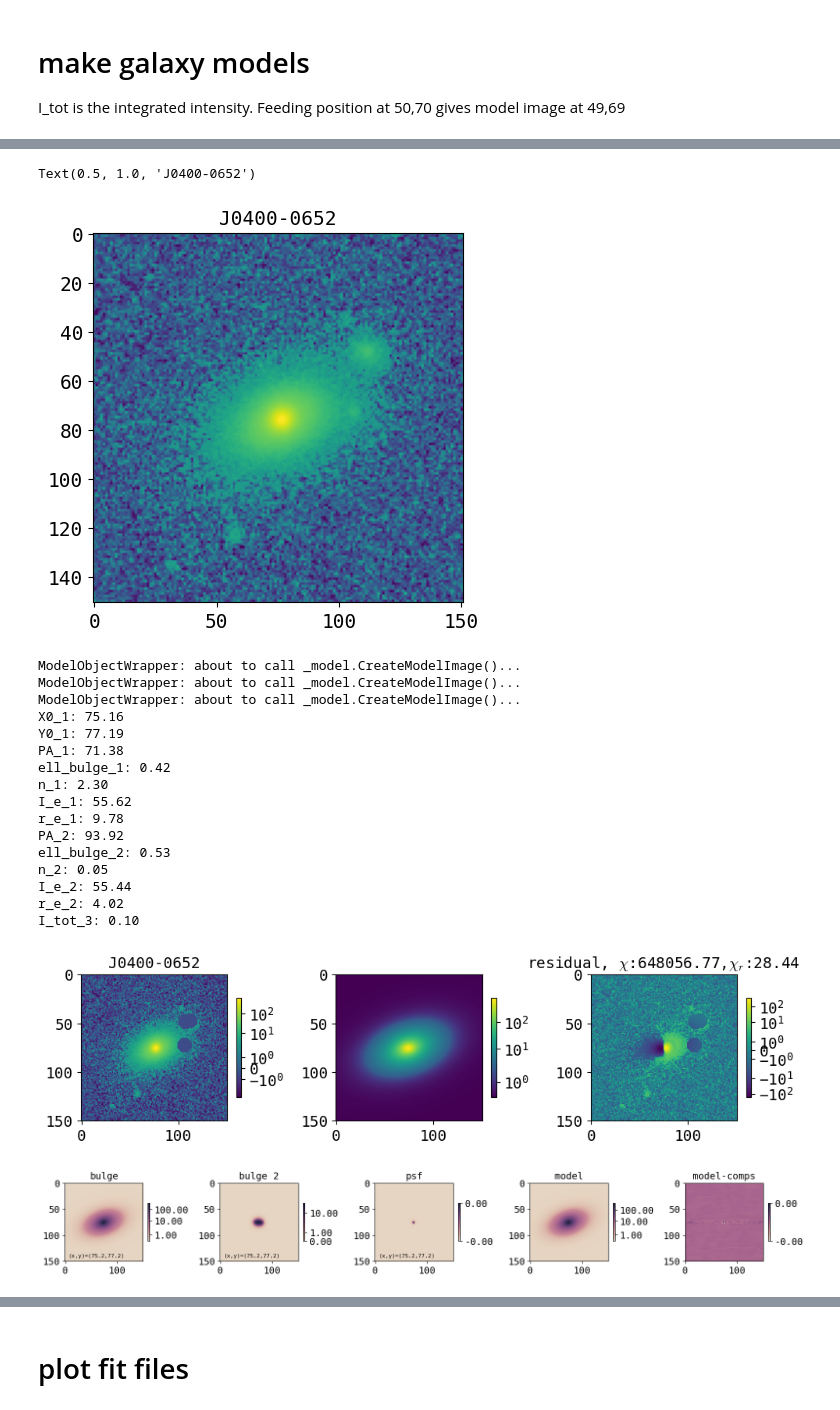
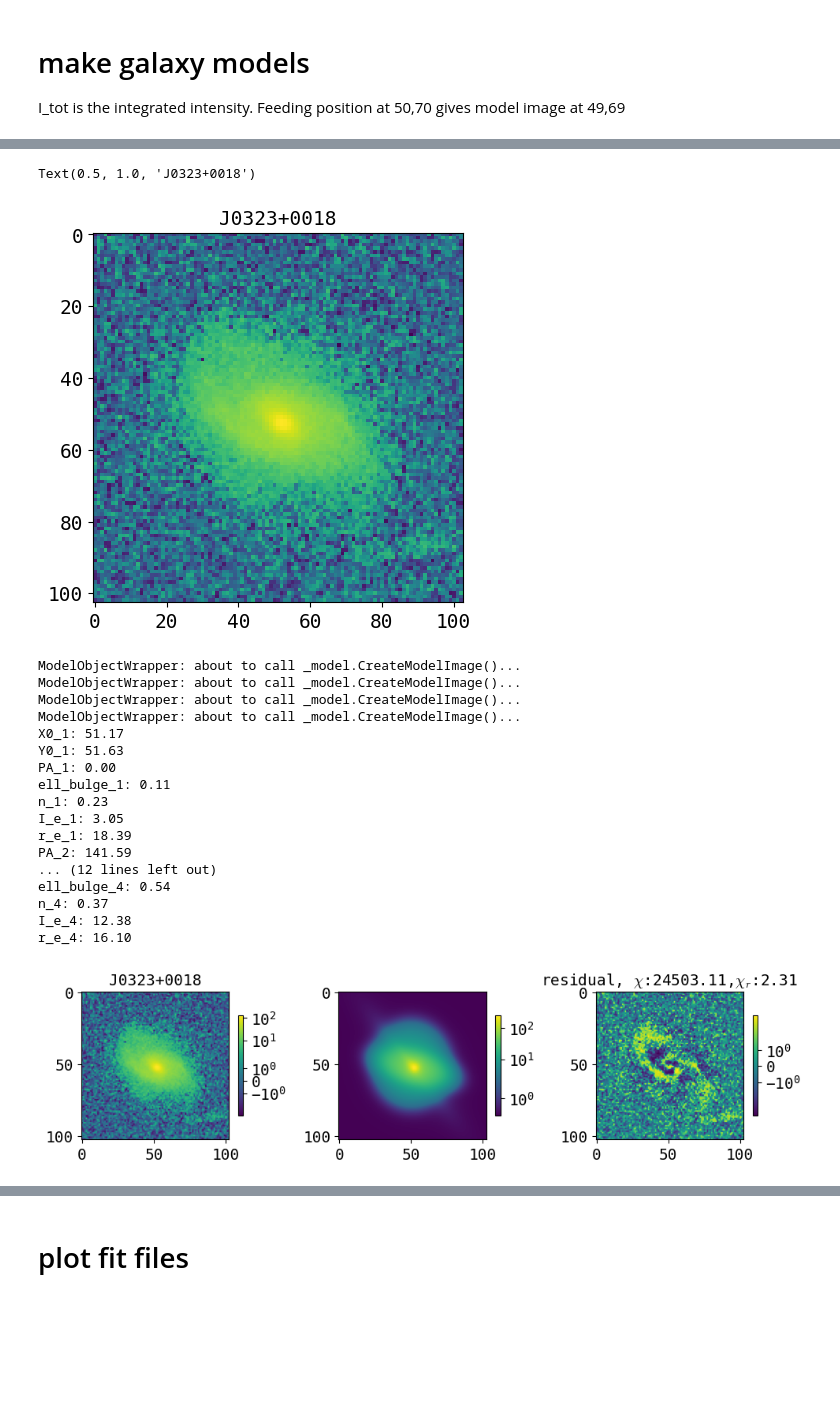
Before and after one commit to insepien/dualAGN, a Jupyter notebook: scrap_notebooks/checkFit.ipynb, the cells around one changed output, grey strips where cells are left out. Cells and saved outputs as stored; diff of their text form; code cells hidden in the pictures; blank space fills up the shorter version.

```diff
--- a/scrap_notebooks/checkFit.ipynb
+++ b/scrap_notebooks/checkFit.ipynb
@@ -540,5 +538,5 @@ imageAGN_masked = mask_image(image=imageAGN,rad=7,intens=10,agn_mask_size=25)
 # %%
-on = "J0400-0652"
+on = "J0323+0018"
 imageFile = glob.glob(os.path.expanduser("~/agn-result/box/final_cut/"+on+"*"))[-1]
 imageAGN = fits.getdata(os.path.expanduser(imageFile))
 with open(os.path.expanduser("~/research-data/psf-results/psf_pkls/psf_"+on+".pkl"),"rb") as f:
@@ -594,8 +592,8 @@ plt.title(on)
 #plt.imshow(mask_image(image=imageAGN,rad=15,intens=15,agn_mask_size=30), norm='symlog')
 #imageAGN_masked = mask_image(image=imageAGN,rad=15,intens=15,agn_mask_size=30)
 # %% [output]
-Text(0.5, 1.0, 'J0400-0652')
+Text(0.5, 1.0, 'J0323+0018')
-[figure, old version]
+[figure, new version]
 # %%
 def _dofit_no_oversp(model, dataImage, psf, readnoise=0.22, expT=1, skylevel = 654.63, ncom=4, solver="NM",effgain=1):
     """do fit with not oversampled psf
@@ -640,8 +638,8 @@ flatbar = {'PA':[30,0,360], 'ell':[0.1,0,1],
 flatbar0_dict = {'name': "FlatBar", 'label': "flat_bar", 'parameters':flatbar}
 
 
-sersicParamsDict = {'PA': [60, 0, 360], 'ell_bulge': [0.1, 0, 1],
-                    'n': [1, 0.0, 10],'I_e': [1, 0.0,Imax], 'r_e': [20, 0.0, framelim]}
+sersicParamsDict = {'PA': [100, 0, 360], 'ell_bulge': [0.5, 0, 1],
+                    'n': [1, 0.0, 10],'I_e': [50, 0.0,Imax], 'r_e': [10, 0.0, framelim]}
 sersic2_dict = {'name': "Sersic", 'label': "bulge 2", 'parameters': sersicParamsDict}
 
 sersic1_dict = {'name': "Sersic", 'label': "bulge 1", 'parameters': sersicParamsDict}
@@ -656,15 +654,15 @@ sersic_ext_dict = {'name': "Sersic", 'label': "ext bulge", 'parameters': sersicP
 
 
 funcset_dict_sersic1= {'X0': [midF,0,framelim], 'Y0': [midF,0,framelim],
-                    'function_list': [sersic_dict,sersic2_dict,psf_dict]}
+                    'function_list': [sersic3_dict,sersic2_dict]}
 funcset_dict_sersic2= {'X0': [xs[0],0,framelim], 'Y0': [ys[0],0,framelim],
-                    'function_list': [sersic2_dict,psf_dict]}
+                    'function_list': [sersic3_dict,sersic2_dict]}
 funcset_dict_sersic3= {'X0': [xs[1],0,framelim], 'Y0': [ys[1],0,framelim],
                     'function_list': [sersic2_dict]}
 
 
 
-model_dict = {'function_sets': [funcset_dict_sersic1]}
+model_dict = {'function_sets': [funcset_dict_sersic1,funcset_dict_sersic2]}
 model = pyimfit.ModelDescription.dict_to_ModelDescription(model_dict)
 # %%
 mosfile = glob.glob(os.path.expanduser("~/raw-data-agn/mos-fits-agn/*"+on+"*.mos.fits"))[0]
@@ -677,55 +675,55 @@ sky_level = hdu0.header['BACKGND'] #fits:[e-/s] native pixels, pf: value should
 with fits.open(os.path.expanduser(expfile)) as hdul:
     hdu = hdul[0]
 exptime= hdu.header['EXPOSURE'] # fits: actual exp time, pf: total integration time
-gain = hdu0.header['GAIN'] #fits: no unit specified, pf: in electrons/ADU
+gain = hdu.header['EGAIN'] #fits: no unit specified, pf: in electrons/ADU
 noise=hdu.header['EFFRN'] #fits:[e-], pf: in electrons
 numcom=hdu.header['NCOADD'] #Number of Averaged Frames
 # Try for only 1 model
-imageAGN_bs = imageAGN_masked-sky
+imageAGN_bs = imageAGN-sky
 image = imageAGN_bs
 config0, modelIm0, fitRes0, pname0,fitter0  = _dofit_no_oversp(model,dataImage=image, psf=epsf,solver="LM",
                                                   readnoise=noise, expT=exptime, skylevel = sky_level, ncom=numcom,effgain=gain)
 m = modelIm0
 res = fitRes0.params
 pname = pname0
 fs = fitRes0.fitStat
 fsr = fitRes0.fitStatReduced
 comp_ims, comp_pos, comp_names = make_model_components(config0,imshape=image.shape[0])
 comp_ims.append(m)
 comp_names.append("model")
 comp_pos.append([midF,midF])
 [print(f"{pname0[i]}: {fitRes0.params[i]:.2f} ") for i in range(len(fitRes0.params))];
 fig,ax = plt.subplots(1,3,figsize=(10,3))
 #ax[0].imshow(imageAGN_bs-comp_ims[0],norm='symlog')
 #ax[1].imshow(np.sum(comp_ims,axis=0)-comp_ims[0],norm='symlog')
 im0 = ax[0].imshow(image,norm='symlog')
 im1=ax[1].imshow(np.sum(comp_ims,axis=0),norm='symlog')
 im2=ax[2].imshow(image-m, norm='symlog')
 [fig.colorbar([im0,im1,im2][i],ax=ax[i],shrink=0.5) for i in range(3)]
 ax[0].set_title(on)
 ax[1].set_title("")
 ax[2].set_title(f'residual, $\chi$:{fs:.2f},$\chi_r$:{fitRes0.fitStatReduced:.2f}')
 fig.tight_layout();
 
-plot_model_components(comp_ims,comp_names,comp_pos,isolist_comps,shrink_ratio=0.3)
+#plot_model_components(comp_ims,comp_names,comp_pos,isolist_comps,shrink_ratio=0.3)
 # %% [output]
 ModelObjectWrapper: about to call _model.CreateModelImage()...
 ModelObjectWrapper: about to call _model.CreateModelImage()...
 ModelObjectWrapper: about to call _model.CreateModelImage()...
-X0_1: 75.16
-Y0_1: 77.19
-PA_1: 71.38
-ell_bulge_1: 0.42
-n_1: 2.30
-I_e_1: 55.62
-r_e_1: 9.78
-PA_2: 93.92
-ell_bulge_2: 0.53
-n_2: 0.05
-I_e_2: 55.44
-r_e_2: 4.02
-I_tot_3: 0.10
+ModelObjectWrapper: about to call _model.CreateModelImage()...
+X0_1: 51.17
+Y0_1: 51.63
+PA_1: 0.00
+ell_bulge_1: 0.11
+n_1: 0.23
+I_e_1: 3.05
+r_e_1: 18.39
+PA_2: 141.59
+... (12 lines left out)
+ell_bulge_4: 0.54
+n_4: 0.37
+I_e_4: 12.38
+r_e_4: 16.10
-[figure, old version]
+[figure, new version]
-[figure, removed]
 # %%
 fig,ax = plt.subplots(1,2,figsize=(10,4))
```
Also changed, not shown: parts of 5 cells of this notebook, 3 other files.
